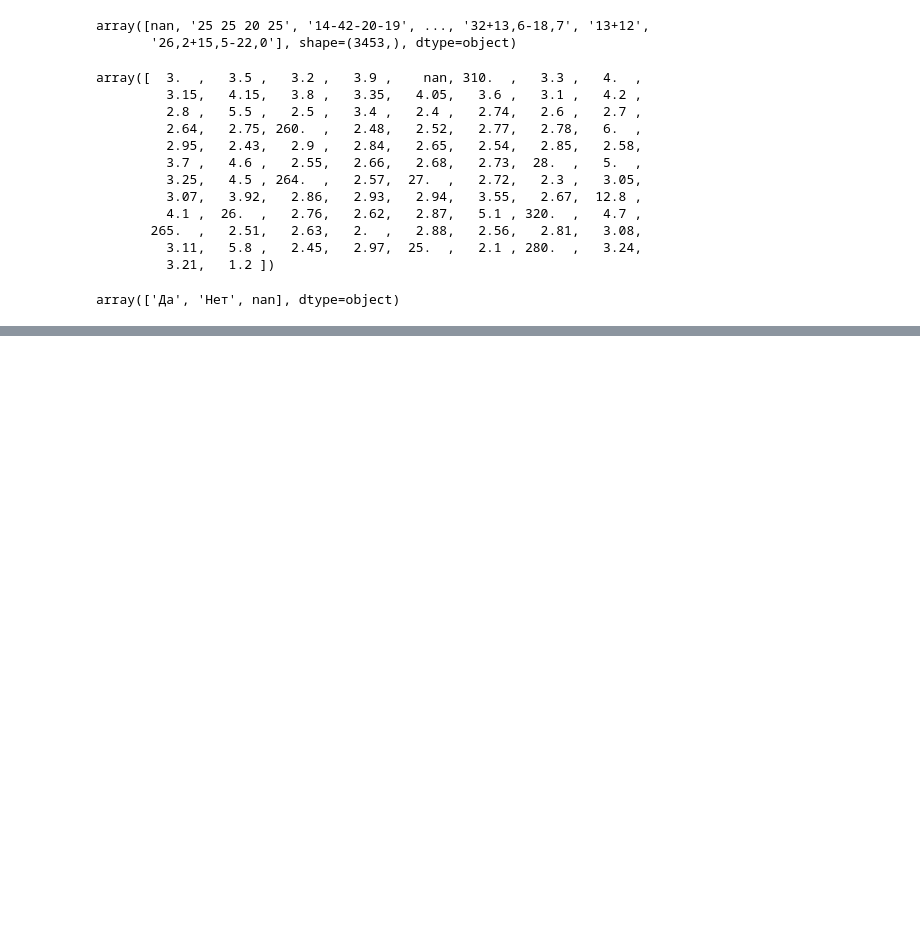
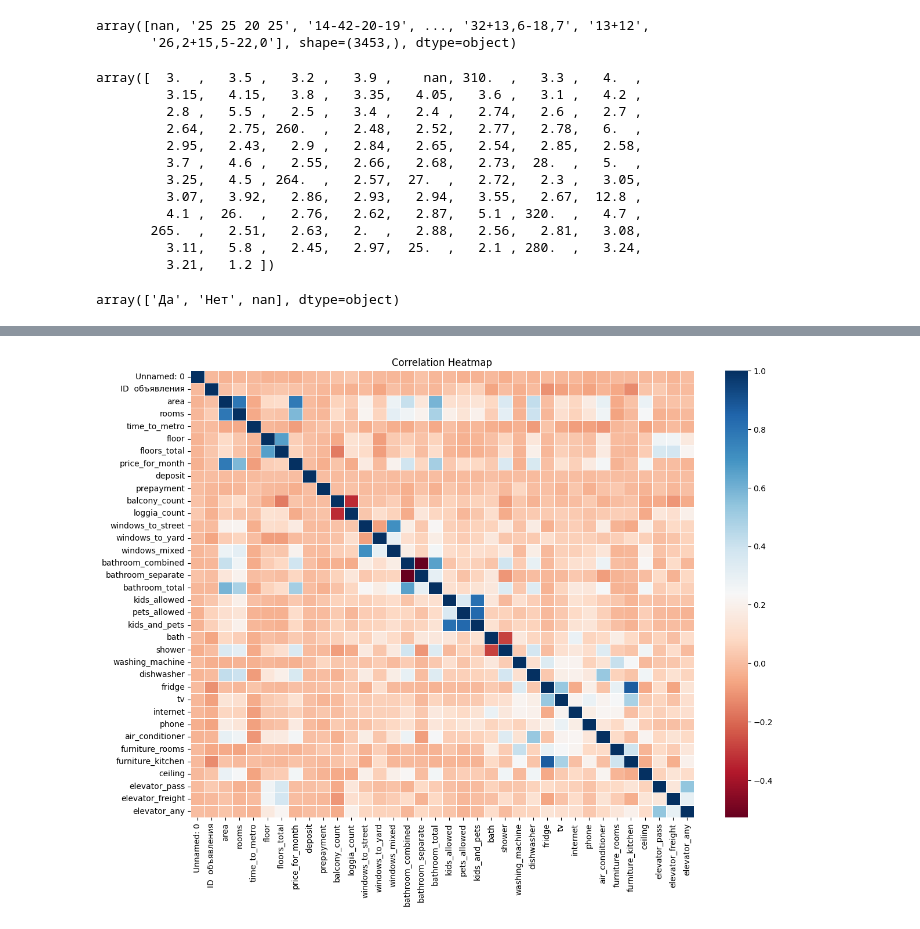
Before and after one commit to Lesia-Alba/real_estate_rent, a Jupyter notebook: notebooks/preprocessing.ipynb, the cells around one changed output, grey strips where cells are left out. Saved outputs shown, nothing was run; the diff lists cells and outputs as text; code cells hidden in the pictures; blank space fills up the shorter version.

```diff
--- a/notebooks/preprocessing.ipynb
+++ b/notebooks/preprocessing.ipynb
@@ -57,8 +58,7 @@ array(['4', '4, Оба варианта', '2', '3', '5, Оба варианта'
        '5, Смежная', '6, Смежная', '1, Смежная'], dtype=object)
 # %%
 #  Извлекаем числа, переводим во float, пустые заменяем медианной
-df['rooms'] = df['rooms_number'].astype(str).str.extract(r'(\d+)')
-df['rooms'] = df['rooms'].astype(float)
+df['rooms'] = df['rooms_number'].astype(str).str.extract(r'(\d+)').astype(float)
 df['rooms'] = df['rooms'].fillna(df['rooms'].median())
 # %%
 # создаем новый столбец и добавляем типы: 'изолированная', 'смежная', 'оба варианта'
@@ -74,7 +74,7 @@ np.int64(4)
 # %%
 # сщздаем столбец с некорректными значениями и удаляем эти строки
 wrong_type = (
-    df['rooms_number'].astype(str).str.contains('1', na=False) &
+    (df['rooms'] == 1) &
     df['rooms_number'].astype(str).str.contains('Оба варианта', na=False)
 )
 df = df.drop(df[wrong_type].index)
@@ -131,7 +131,11 @@ For example, when doing 'df[col].method(value, inplace=True)', try using 'df.met
 df = df.drop(columns=['time', 'metro'], axis = 1)
 # %%
 # Обрабатываем колонку с площадью, берём только общую площадь
-df['area'] = [x.split('/')[0] for x in df['area']]
+df['area'] = df['area'].astype(str).str.split('/').str[0]
+df['area'] = df['area'].str.strip()
+df['area'] = df['area'].str.replace(',', '.', regex=False)
+df['area'] = pd.to_numeric(df['area'], errors='coerce')
+df['area'] = df['area'].fillna(df['area'].median())
 # %%
 #  создаем врем. столбец 'building_temp' и извлекаем этаж, пропущенные значения заполняем медианной
 df['building_temp'] = df['building'].astype(str)
@@ -379,2 +383,12 @@ df.head(5)
 # %%
 df.to_csv("../data/cleaned_data.csv", index=False, encoding="utf-8-sig")
+# %%
+#  Смотрим на корреляции, чтобы понять какие еще данные нам необходимы
+num_df = df.select_dtypes(include=['int64', 'float64'])
+
+plt.figure(figsize=(14, 10))
+sns.heatmap(num_df.corr(), annot=False, cmap="RdBu", linewidths=0.5)
+plt.title('Correlation Heatmap')
+plt.show()
+# %% [output]
+[figure, added]
```
Also changed, not shown: parts of 19 cells of this notebook, 2 other files.
